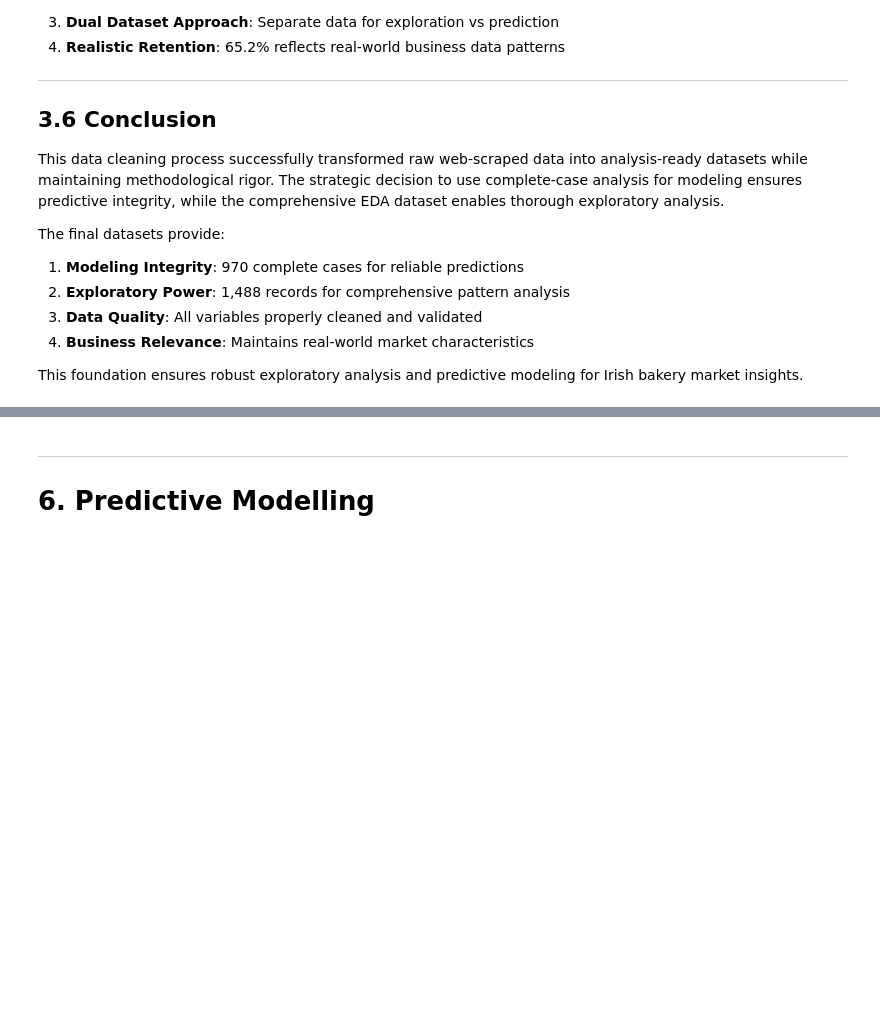
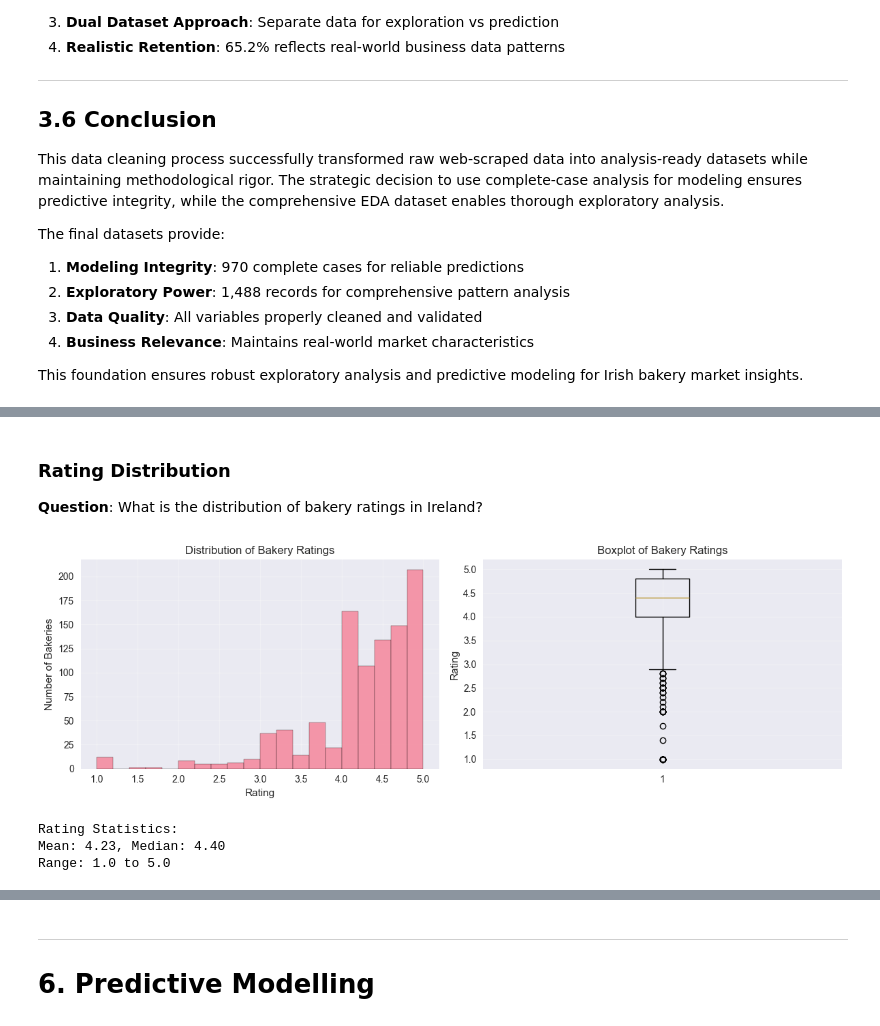
Before and after one commit to vialsiu/irish-bakery-data-science-project, a Jupyter notebook: notebooks/DataAnalysis.ipynb, the cells around one changed output, grey strips where cells are left out. Cells and saved outputs as stored; diff of their text form; code cells hidden in the pictures; blank space fills up the shorter version.

```diff
--- a/notebooks/DataAnalysis.ipynb
+++ b/notebooks/DataAnalysis.ipynb
@@ -541,0 +523,10 @@ This foundation ensures robust exploratory analysis and predictive modeling for
+# %%
+import matplotlib.pyplot as plt
+import seaborn as sns
+
+print("=== UNIVARIATE ANALYSIS ===")
+print(f"Analyzing {len(df_clean)} bakery records")
+
+# Set up the plotting style
+plt.style.use('seaborn-v0_8')
+sns.set_palette("husl")
@@ -541,0 +566,35 @@ This foundation ensures robust exploratory analysis and predictive modeling for
+# %% [markdown]
+### Rating Distribution
+**Question**: What is the distribution of bakery ratings in Ireland?
+# %%
+# Rating distribution
+plt.figure(figsize=(12, 4))
+
+# Histogram
+plt.subplot(1, 2, 1)
+plt.hist(df_clean['rating_final'], bins=20, edgecolor='black', alpha=0.7)
+plt.xlabel('Rating')
+plt.ylabel('Number of Bakeries')
+plt.title('Distribution of Bakery Ratings')
+plt.grid(True, alpha=0.3)
+
+# Boxplot
+plt.subplot(1, 2, 2)
+plt.boxplot(df_clean['rating_final'])
+plt.ylabel('Rating')
+plt.title('Boxplot of Bakery Ratings')
+plt.grid(True, alpha=0.3)
+
+plt.tight_layout()
+plt.show()
+
+# Summary statistics
+rating_stats = df_clean['rating_final'].describe()
+print(f"Rating Statistics:")
+print(f"Mean: {rating_stats['mean']:.2f}, Median: {rating_stats['50%']:.2f}")
+print(f"Range: {rating_stats['min']:.1f} to {rating_stats['max']:.1f}")
+# %% [output]
+[figure, added]
+Rating Statistics:
+Mean: 4.23, Median: 4.40
+Range: 1.0 to 5.0
```
Also changed, not shown: parts of 25 cells of this notebook.
